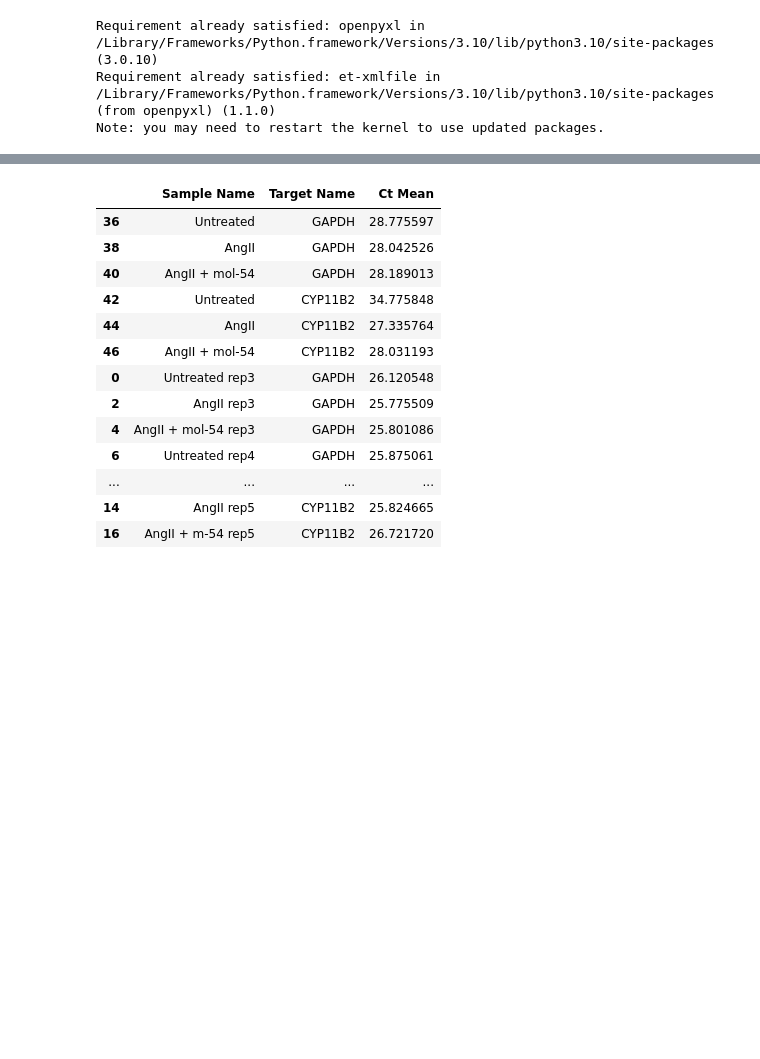
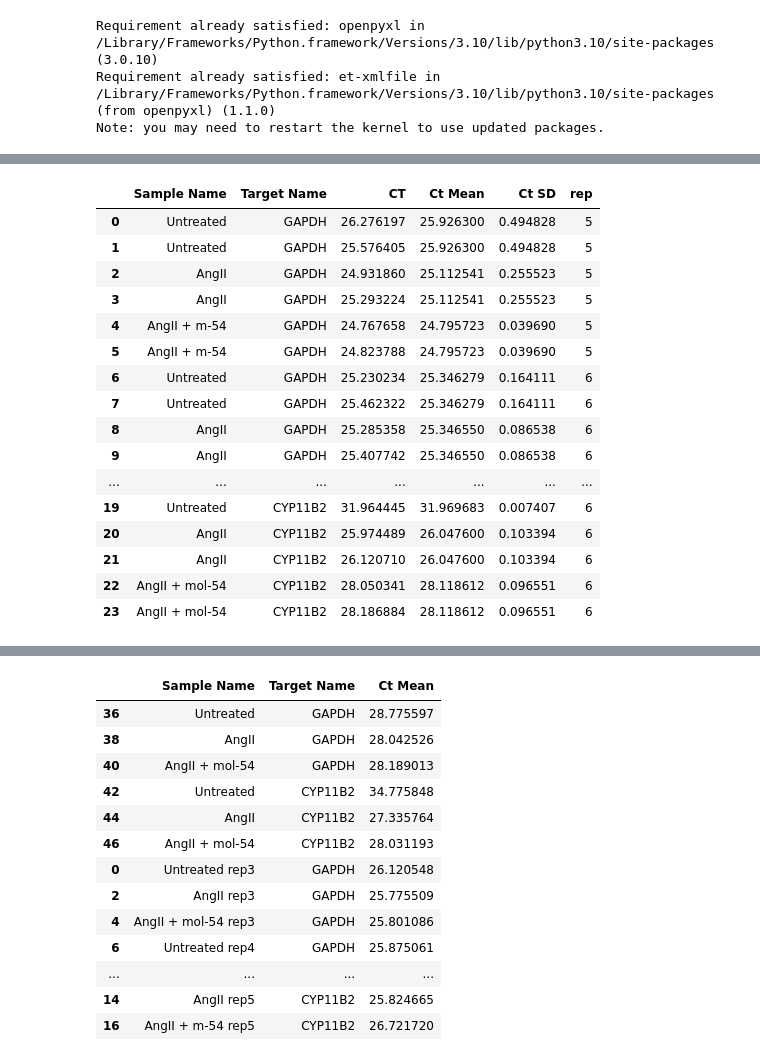
Before and after one commit to Sanas-m/molecule-54, a Jupyter notebook: AngII-stim/results/all-replicates.ipynb, the cells around one changed output, grey strips where cells are left out. Saved outputs shown, nothing was run; the diff lists cells and outputs as text; code cells hidden in the pictures; blank space fills up the shorter version.

```diff
--- a/AngII-stim/results/all-replicates.ipynb
+++ b/AngII-stim/results/all-replicates.ipynb
@@ -103,0 +82,30 @@ mergedAngII
+# %%
+AngII_clean_5and6 = rawDataSet_5and6.drop(columns = ['Well', 'Well Position', 'Omit', 'Task', 'Reporter', 'Quencher', 'Quantity', \
+                                    'Quantity Mean', 'Quantity SD', 'RQ', 'RQ Min', 'RQ Max', 'Delta Ct', 'Delta Ct Mean', \
+                                     'Delta Ct SD', 'Delta Ct SE', 'Delta Delta Ct', 'Automatic Ct Threshold', \
+                                     'Ct Threshold', 'Automatic Baseline', 'Baseline Start', \
+                                    'Baseline End', 'Amp Status', 'Comments', 'Cq Conf', 'CQCONF', 'EXPFAIL'])
+
+AngII_clean_5and6 = AngII_clean_5and6.dropna(axis = 0)
+AngII_clean_5and6 = AngII_clean_5and6[AngII_clean_5and6['Sample Name'].str.contains('rep')]
+AngII_clean_5and6 = AngII_clean_5and6.apply(convert_rep, axis = 1)
+
+AngII_clean_5and6
+# %% [output]
+|  | Sample Name | Target Name | CT | Ct Mean | Ct SD | rep |
+| 0 | Untreated | GAPDH | 26.276197 | 25.926300 | 0.494828 | 5 |
+| 1 | Untreated | GAPDH | 25.576405 | 25.926300 | 0.494828 | 5 |
+| 2 | AngII | GAPDH | 24.931860 | 25.112541 | 0.255523 | 5 |
+| 3 | AngII | GAPDH | 25.293224 | 25.112541 | 0.255523 | 5 |
+| 4 | AngII + m-54 | GAPDH | 24.767658 | 24.795723 | 0.039690 | 5 |
+| 5 | AngII + m-54 | GAPDH | 24.823788 | 24.795723 | 0.039690 | 5 |
+| 6 | Untreated | GAPDH | 25.230234 | 25.346279 | 0.164111 | 6 |
+| 7 | Untreated | GAPDH | 25.462322 | 25.346279 | 0.164111 | 6 |
+| 8 | AngII | GAPDH | 25.285358 | 25.346550 | 0.086538 | 6 |
+| 9 | AngII | GAPDH | 25.407742 | 25.346550 | 0.086538 | 6 |
+| ... | ... | ... | ... | ... | ... | ... |
+| 19 | Untreated | CYP11B2 | 31.964445 | 31.969683 | 0.007407 | 6 |
+| 20 | AngII | CYP11B2 | 25.974489 | 26.047600 | 0.103394 | 6 |
+| 21 | AngII | CYP11B2 | 26.120710 | 26.047600 | 0.103394 | 6 |
+| 22 | AngII + mol-54 | CYP11B2 | 28.050341 | 28.118612 | 0.096551 | 6 |
+| 23 | AngII + mol-54 | CYP11B2 | 28.186884 | 28.118612 | 0.096551 | 6 |
```
Also changed, not shown: parts of 7 cells of this notebook.
